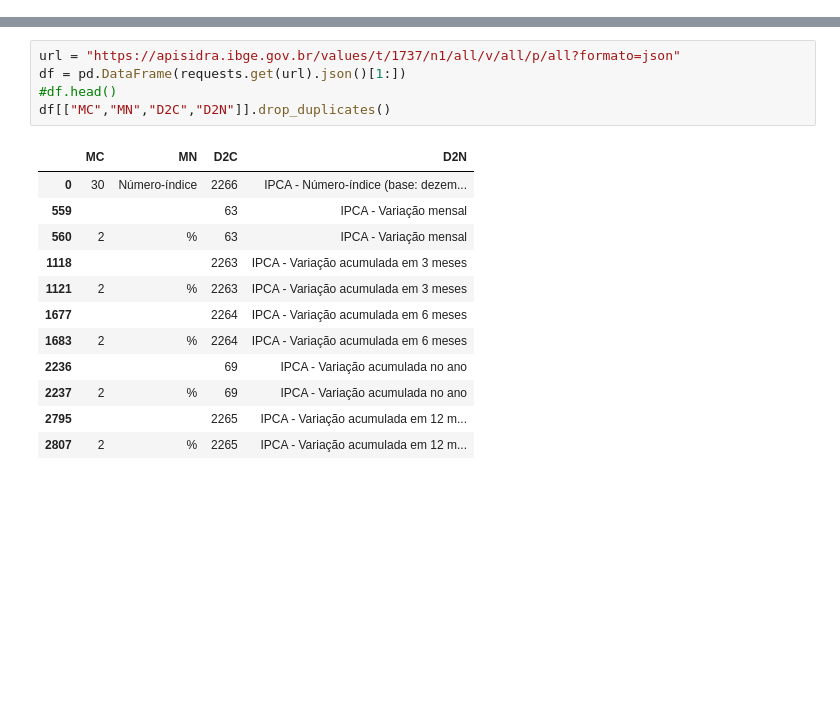
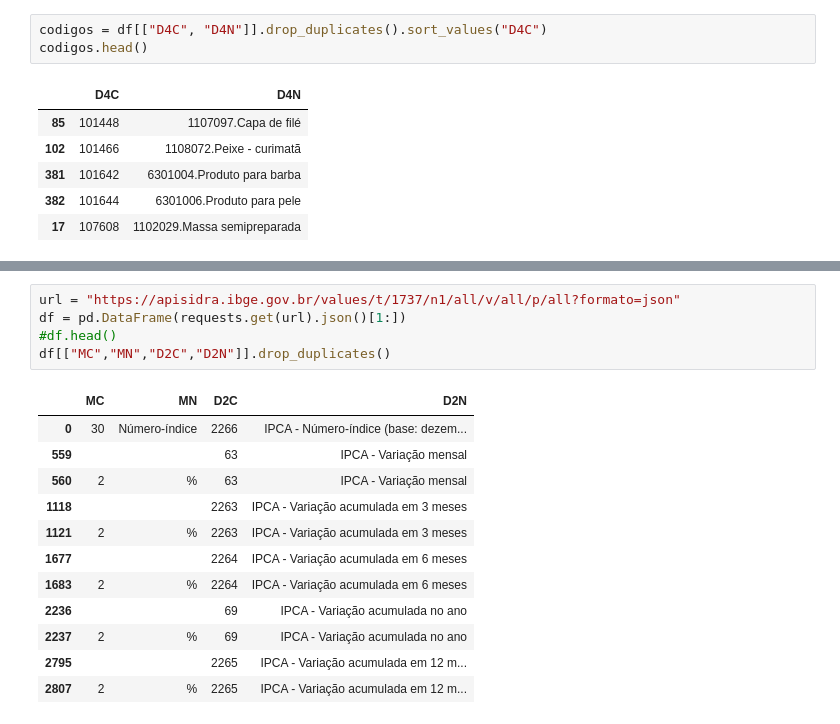
Before and after one commit to IncomeView/inflation_bcb, a Jupyter notebook: notebooks/00.analise_api.ipynb, the cells around one changed output, grey strips where cells are left out. Drawn from its saved outputs; the diff is of its cells as text; blank space fills up the shorter version.

```diff
--- a/notebooks/00.analise_api.ipynb
+++ b/notebooks/00.analise_api.ipynb
@@ -17,0 +227,10 @@ df.head()
+# %%
+codigos = df[["D4C", "D4N"]].drop_duplicates().sort_values("D4C")
+codigos.head()
+# %% [output]
+|  | D4C | D4N |
+| 85 | 101448 | 1107097.Capa de filé |
+| 102 | 101466 | 1108072.Peixe - curimatã |
+| 381 | 101642 | 6301004.Produto para barba |
+| 382 | 101644 | 6301006.Produto para pele |
+| 17 | 107608 | 1102029.Massa semipreparada |
```
Also changed, not shown: parts of 20 cells of this notebook, 10 other files.
